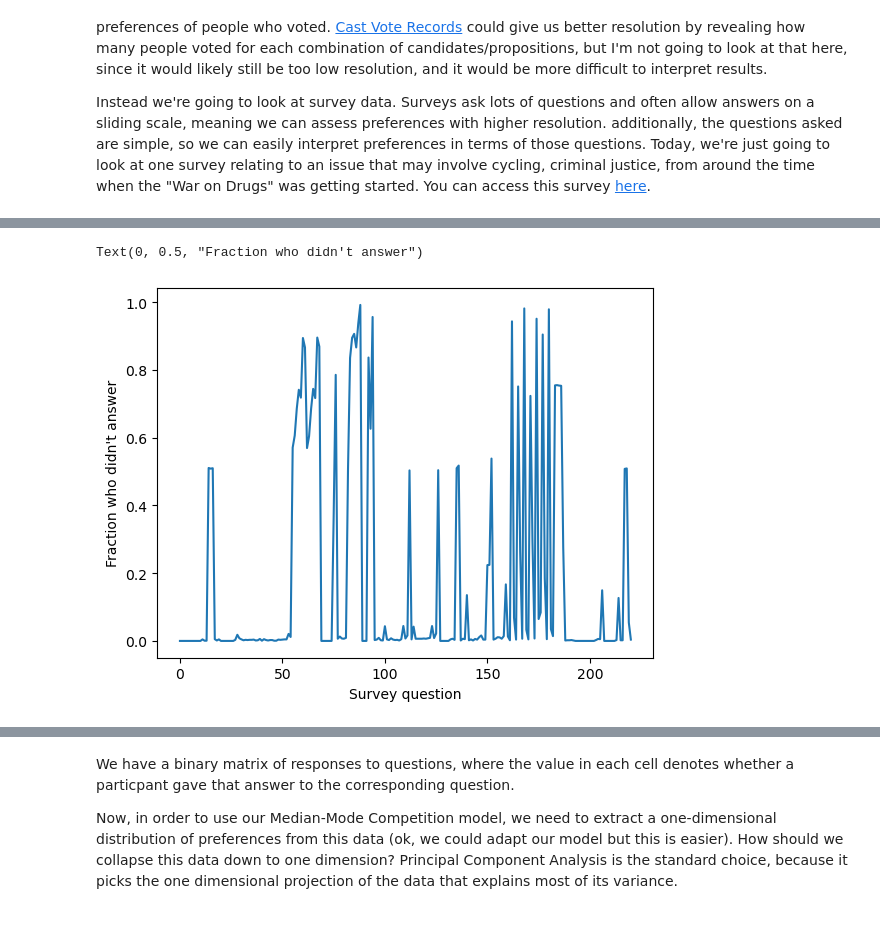
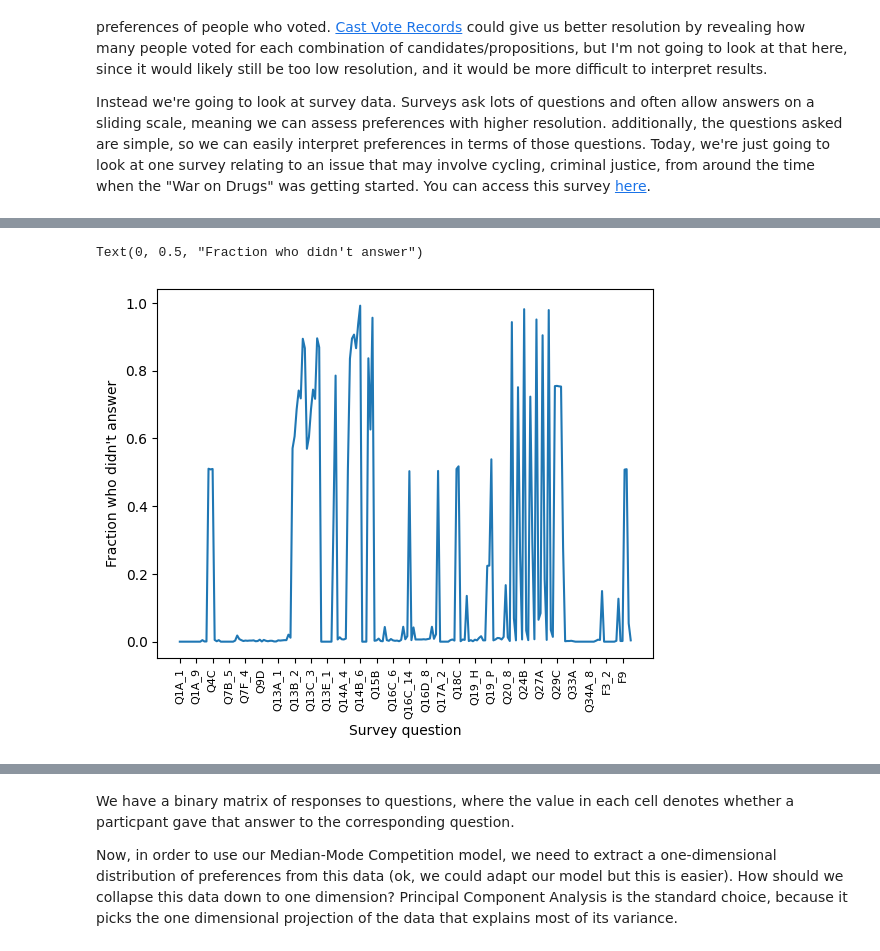
Before and after one commit to zdeblick/zdeblick.github.io, a Jupyter notebook: assets/jupyter/SequentialPolicySelection.ipynb, the cells around one changed output, grey strips where cells are left out. Cells and saved outputs as stored; diff of their text form; code cells hidden in the pictures; blank space fills up the shorter version.

```diff
--- a/assets/jupyter/SequentialPolicySelection.ipynb
+++ b/assets/jupyter/SequentialPolicySelection.ipynb
@@ -439,6 +439,10 @@ To test if this mechanism could be the cause of cycles in the real world, we nee
 
 Instead we're going to look at survey data. Surveys ask lots of questions and often allow answers on a sliding scale, meaning we can assess preferences with higher resolution. additionally, the questions asked are simple, so we can easily interpret preferences in terms of those questions. Today, we're just going to look at one survey relating to an issue that may involve cycling, criminal justice, from around the time when the "War on Drugs" was getting started. You can access this survey [here](https://dataverse.unc.edu/dataset.xhtml?persistentId=hdl:1902.29/H-1935).
 # %%
+# Download data file
+!wget https://github.com/zdeblick/zdeblick.github.io/raw/main/assets/jupyter/harris_s1935_spss.por
+!wget https://github.com/zdeblick/zdeblick.github.io/raw/main/assets/jupyter/harris_s1935_quest-page11.png
+
 # use the rpy2 library to run R code from within our Python script
 # to load the survey results and convert them to a pandas DataFrame
 
@@ -454,15 +458,15 @@ string = """
 read_spss <- function(x)
 {
     library("foreign") #activates the library called foreign
-    mydata <- read.spss(x, use.value.labels = TRUE,to.data.frame=TRUE)
+    mydata <- read.spss(x, use.value.labels=TRUE,to.data.frame=TRUE)
     return(mydata)
 }
 """
 
 powerpack = SignatureTranslatedAnonymousPackage(string, "powerpack")
 poll = '1935'
-data = powerpack.read_spss("dataverse_files/harris_s"+poll+"_spss.por")
+df = powerpack.read_spss("harris_s"+poll+"_spss.por")
 
 # convert to DataFrame
-df = pd.DataFrame.from_dict({ key : np.asarray(data.rx2(key)) for key in data.names })
-df[df.values<0] = np.nan #fill any non-answers with nan
+# df = pd.DataFrame.from_dict({ key : np.asarray(data.rx2(key)) for key in data.names })
+# df[df.values<0] = np.nan #fill any non-answers with nan
@@ -469,11 +500,12 @@ df[df.values<0] = np.nan #fill any non-answers with nan
 # %%
 # One thing we'll need to be careful of is that some questions are
 # not answered by (or even asked to) every participant
 
-plt.plot(np.mean(np.isnan(df.values),axis=0)) #nan means they didn't answer
+plt.plot(np.mean(pd.isnull(df),axis=0)) #nan means they didn't answer
+plt.xticks(range(0,len(plt.xticks()[0]),8),rotation=90,fontsize=8)
 plt.xlabel('Survey question')
 plt.ylabel('Fraction who didn\'t answer')
 # %% [output]
 Text(0, 0.5, "Fraction who didn't answer")
-[figure, old version]
+[figure, new version]
 # %%
```
Also changed, not shown: parts of 18 cells of this notebook.
